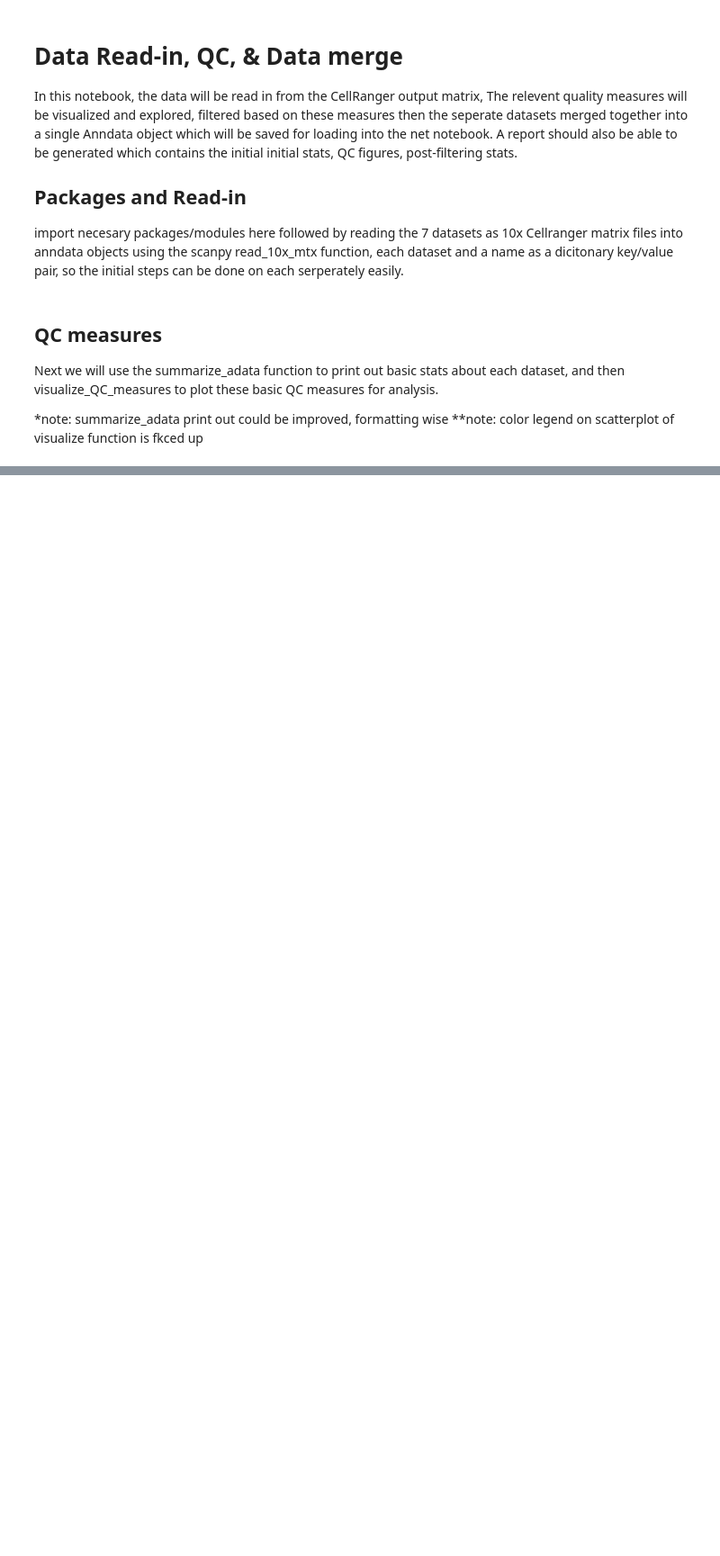
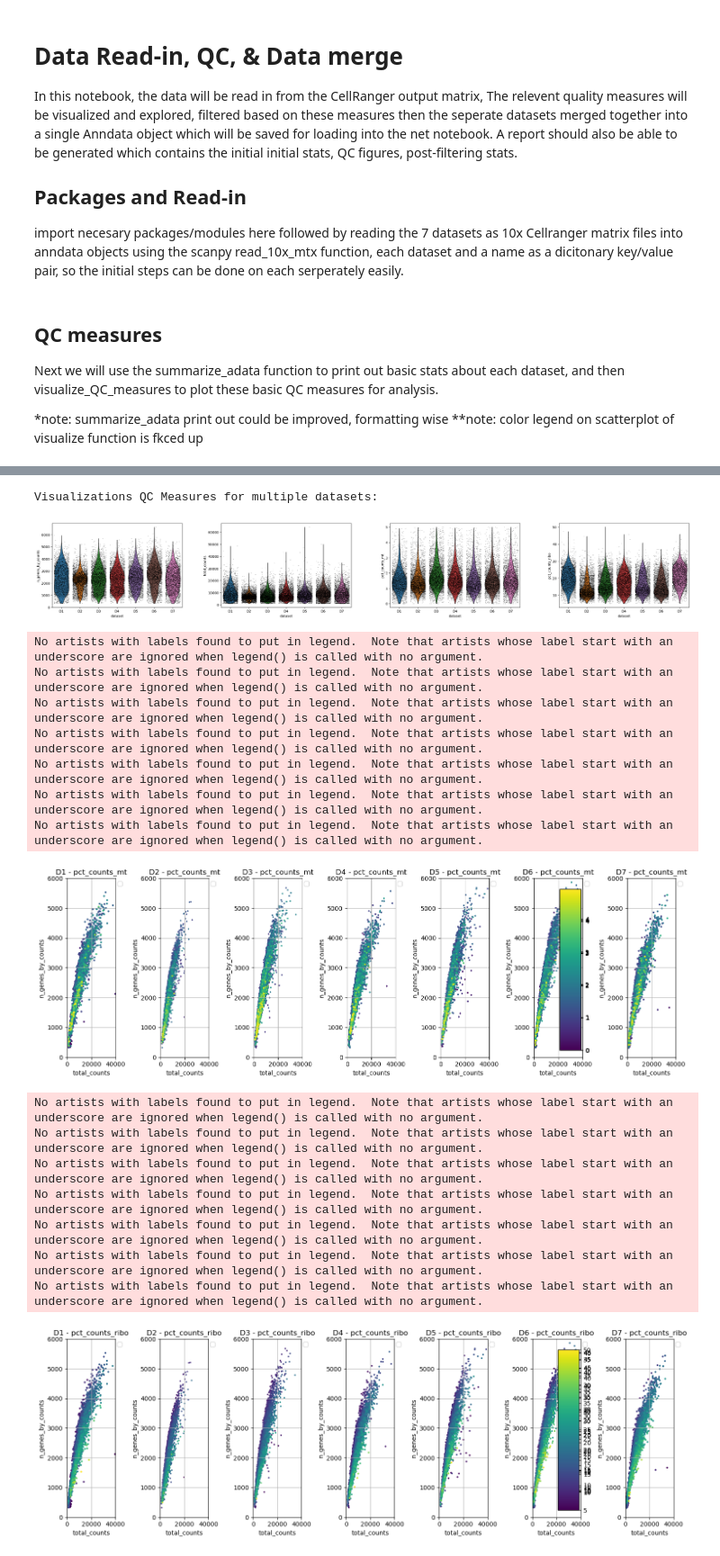
Before and after one commit to LoganLarlham/BINP52_Omic_Analysis, a Jupyter notebook: Notebooks/QC_Merge/qc_merge_notebook.ipynb, the cells around one changed output, grey strips where cells are left out. Shown at 90% size. Saved outputs shown, nothing was run; the diff lists cells and outputs as text; code cells hidden in the pictures; blank space fills up the shorter version.

```diff
--- a/Notebooks/QC_Merge/qc_merge_notebook.ipynb
+++ b/Notebooks/QC_Merge/qc_merge_notebook.ipynb
@@ -82,0 +130,7 @@ f.visualize_QC_measures(adatas)
+# %%
+# Basic QC thresholds
+QC_filtered_adatas = {}
+for adata_key, adata in adatas.items():
+    print(f"{adata_key}:")
+    QC_filtered_adatas[adata_key] =f.QC_filter_adata(adata, mt_threshold=5, ribo_threshold=5, min_counts=1000, min_genes=300, min_cells=3)
+    print("\n")
@@ -82,0 +159,21 @@ f.visualize_QC_measures(adatas)
+# %%
+f.visualize_QC_measures(QC_filtered_adatas)
+# %% [output]
+Visualizations QC Measures for multiple datasets:
+[figure, added]
+No artists with labels found to put in legend.  Note that artists whose label start with an underscore are ignored when legend() is called with no argument.
+No artists with labels found to put in legend.  Note that artists whose label start with an underscore are ignored when legend() is called with no argument.
+No artists with labels found to put in legend.  Note that artists whose label start with an underscore are ignored when legend() is called with no argument.
+No artists with labels found to put in legend.  Note that artists whose label start with an underscore are ignored when legend() is called with no argument.
+No artists with labels found to put in legend.  Note that artists whose label start with an underscore are ignored when legend() is called with no argument.
+No artists with labels found to put in legend.  Note that artists whose label start with an underscore are ignored when legend() is called with no argument.
+No artists with labels found to put in legend.  Note that artists whose label start with an underscore are ignored when legend() is called with no argument.
+[figure, added]
+No artists with labels found to put in legend.  Note that artists whose label start with an underscore are ignored when legend() is called with no argument.
+No artists with labels found to put in legend.  Note that artists whose label start with an underscore are ignored when legend() is called with no argument.
+No artists with labels found to put in legend.  Note that artists whose label start with an underscore are ignored when legend() is called with no argument.
+No artists with labels found to put in legend.  Note that artists whose label start with an underscore are ignored when legend() is called with no argument.
+No artists with labels found to put in legend.  Note that artists whose label start with an underscore are ignored when legend() is called with no argument.
+No artists with labels found to put in legend.  Note that artists whose label start with an underscore are ignored when legend() is called with no argument.
+No artists with labels found to put in legend.  Note that artists whose label start with an underscore are ignored when legend() is called with no argument.
+[figure, added]
```
Also changed, not shown: parts of 23 cells of this notebook.
